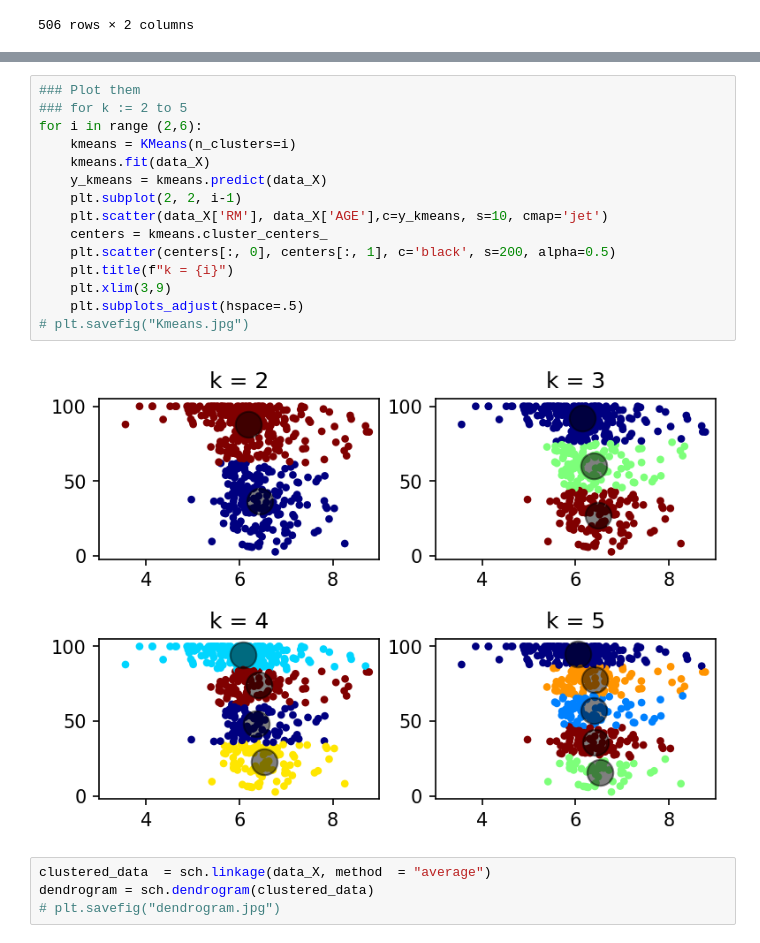
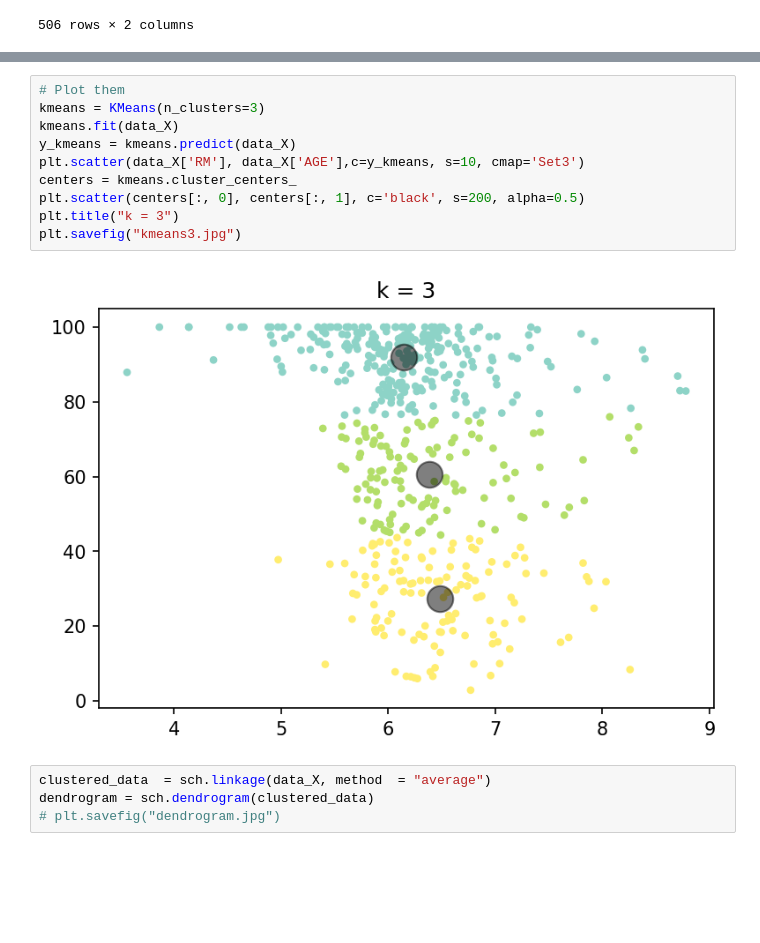
Before and after one commit to kdh-yu/hyu_DSF, a Jupyter notebook: Codes/HW7 Code.ipynb, the cells around one changed output, grey strips where cells are left out. Saved outputs shown, nothing was run; the diff lists cells and outputs as text; blank space fills up the shorter version.

```diff
--- a/Codes/HW7 Code.ipynb
+++ b/Codes/HW7 Code.ipynb
@@ -166,20 +189,15 @@ plt.scatter(data_X['RM'], data_X['AGE'])
 # %%
-### Plot them
-### for k := 2 to 5
-for i in range (2,6):
-    kmeans = KMeans(n_clusters=i)
-    kmeans.fit(data_X)
-    y_kmeans = kmeans.predict(data_X)
-    plt.subplot(2, 2, i-1)
-    plt.scatter(data_X['RM'], data_X['AGE'],c=y_kmeans, s=10, cmap='jet')
-    centers = kmeans.cluster_centers_
-    plt.scatter(centers[:, 0], centers[:, 1], c='black', s=200, alpha=0.5)
-    plt.title(f"k = {i}")
-    plt.xlim(3,9)
-    plt.subplots_adjust(hspace=.5)
-# plt.savefig("Kmeans.jpg")
+# Plot them
+kmeans = KMeans(n_clusters=3)
+kmeans.fit(data_X)
+y_kmeans = kmeans.predict(data_X)
+plt.scatter(data_X['RM'], data_X['AGE'],c=y_kmeans, s=10, cmap='Set3')
+centers = kmeans.cluster_centers_
+plt.scatter(centers[:, 0], centers[:, 1], c='black', s=200, alpha=0.5)
+plt.title("k = 3")
+plt.savefig("kmeans3.jpg")
 # %% [output]
-[figure, old version]
+[figure, new version]
 # %%
 clustered_data  = sch.linkage(data_X, method  = "average")
 dendrogram = sch.dendrogram(clustered_data)
```
Also changed, not shown: parts of 7 cells of this notebook, 6 other files.
